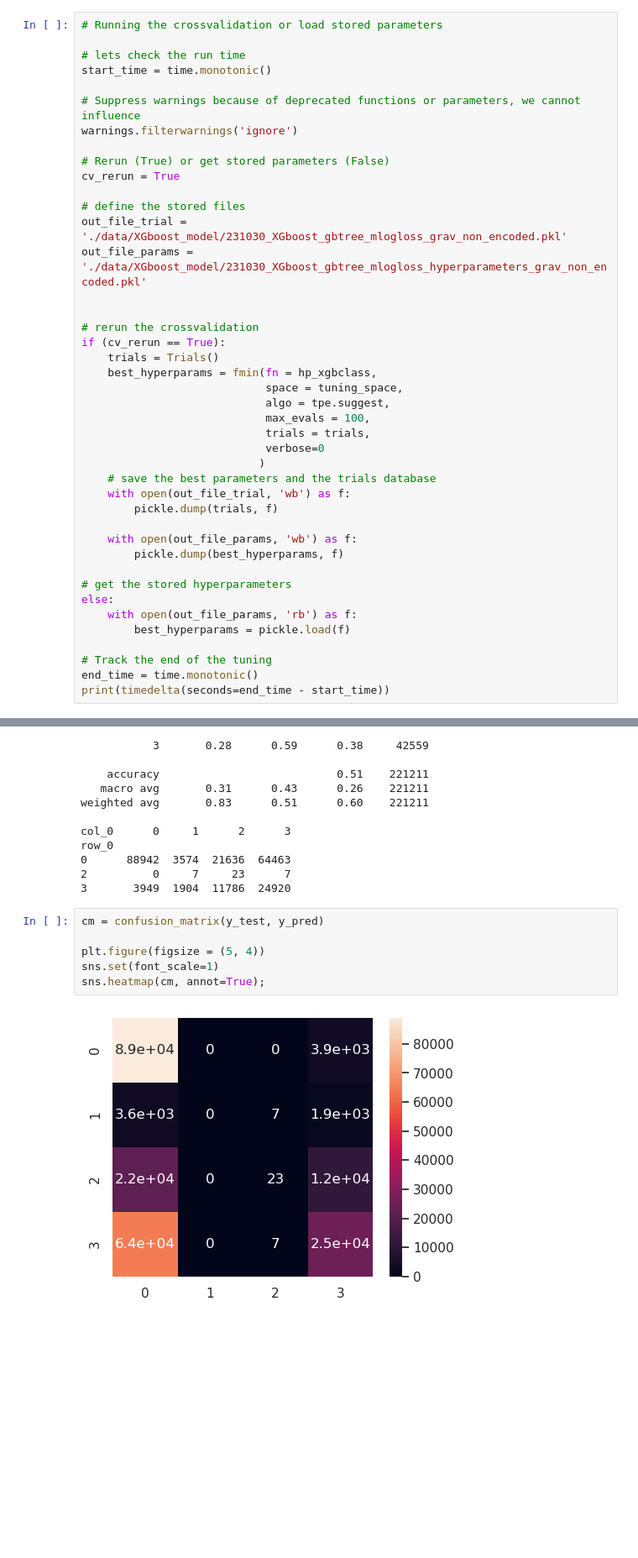
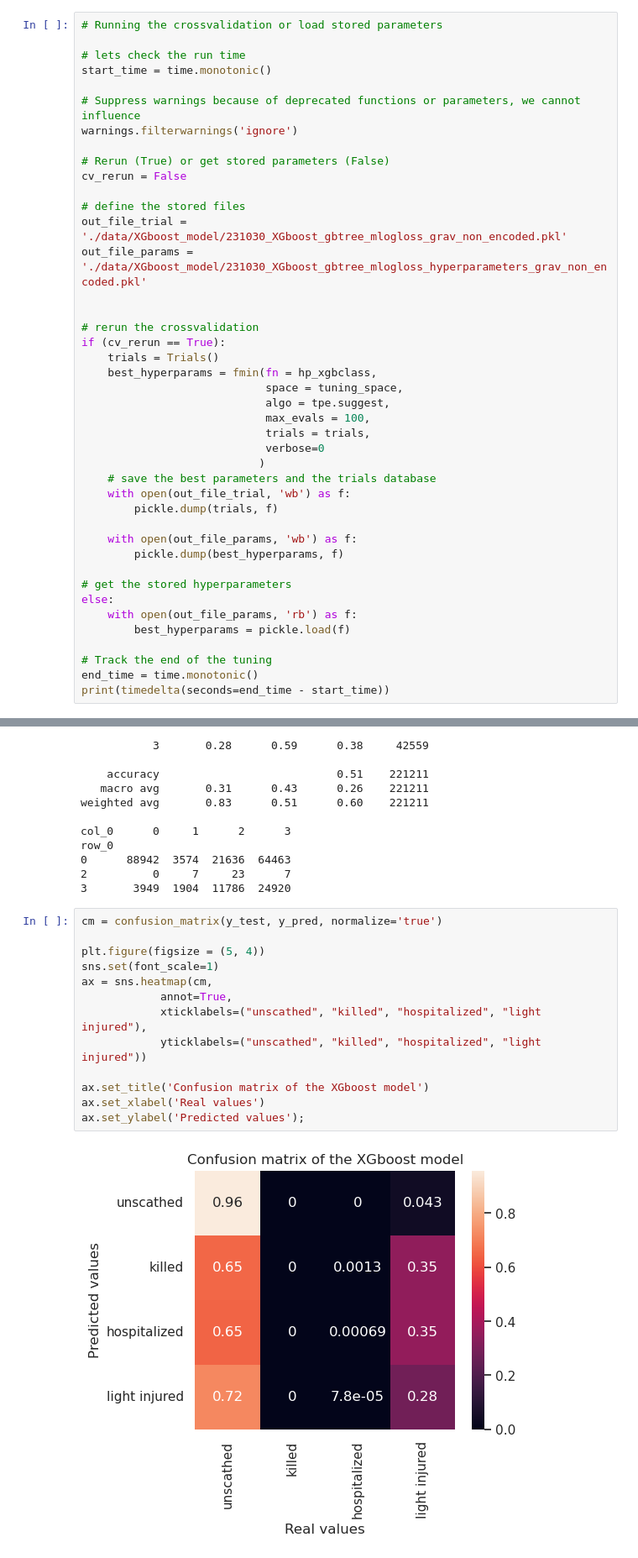
Before and after one commit to tiagoru/Road_accidents_france, a Jupyter notebook: Final_Notebook_3c_XGboost_model_grav.ipynb, the cells around one changed output, grey strips where cells are left out. Shown at 84% size. Drawn from its saved outputs; the diff is of its cells as text; blank space fills up the shorter version.

Commit message:
Refine confusion matrix

```diff
--- a/Final_Notebook_3c_XGboost_model_grav.ipynb
+++ b/Final_Notebook_3c_XGboost_model_grav.ipynb
@@ -299,7 +299,7 @@ start_time = time.monotonic()
 warnings.filterwarnings('ignore')
 
 # Rerun (True) or get stored parameters (False)
-cv_rerun = True
+cv_rerun = False
 
 # define the stored files
 out_file_trial = './data/XGboost_model/231030_XGboost_gbtree_mlogloss_grav_non_encoded.pkl'
@@ -445,10 +429,17 @@ row_0
 2          0     7     23      7
 3       3949  1904  11786  24920
 # %%
-cm = confusion_matrix(y_test, y_pred)
+cm = confusion_matrix(y_test, y_pred, normalize='true')
 
 plt.figure(figsize = (5, 4))
 sns.set(font_scale=1)
-sns.heatmap(cm, annot=True);
+ax = sns.heatmap(cm,
+            annot=True,
+            xticklabels=("unscathed", "killed", "hospitalized", "light injured"),
+            yticklabels=("unscathed", "killed", "hospitalized", "light injured"))
+
+ax.set_title('Confusion matrix of the XGboost model')
+ax.set_xlabel('Real values')
+ax.set_ylabel('Predicted values');
 # %% [output]
-[figure, old version]
+[figure, new version]
```
Also changed, not shown: parts of 4 cells of this notebook.
